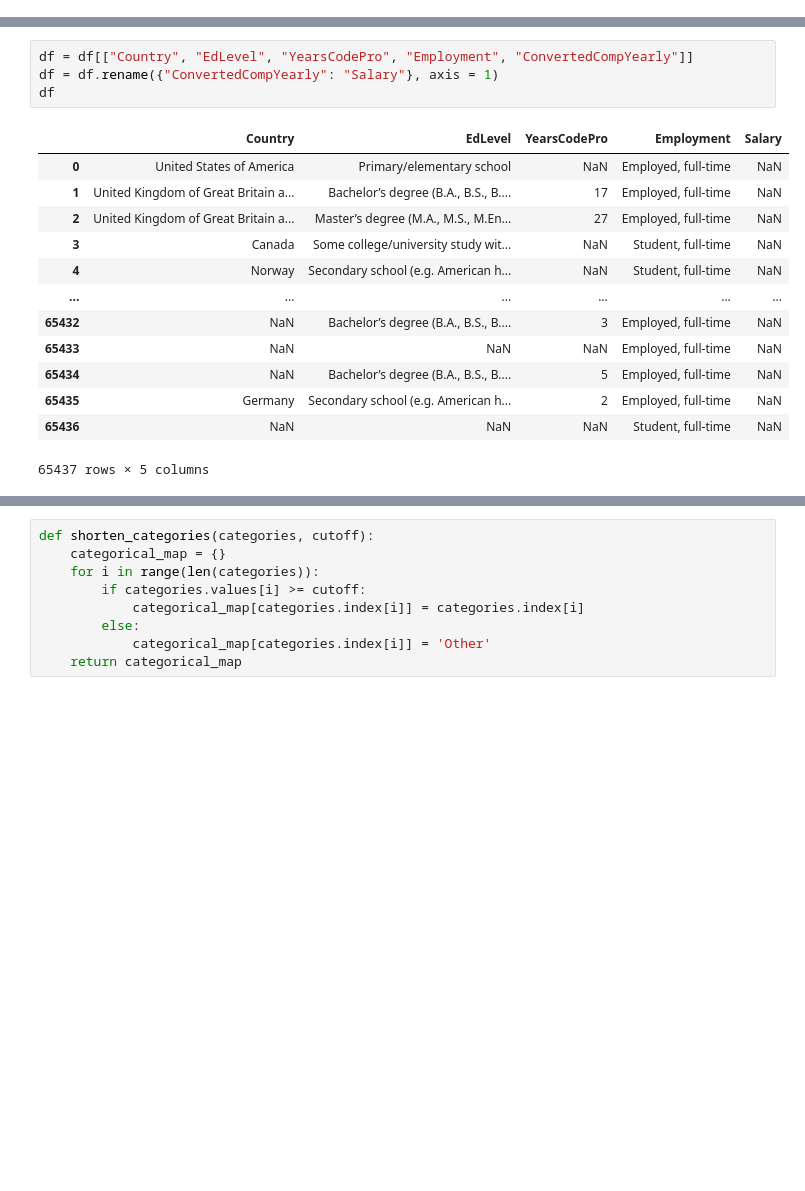
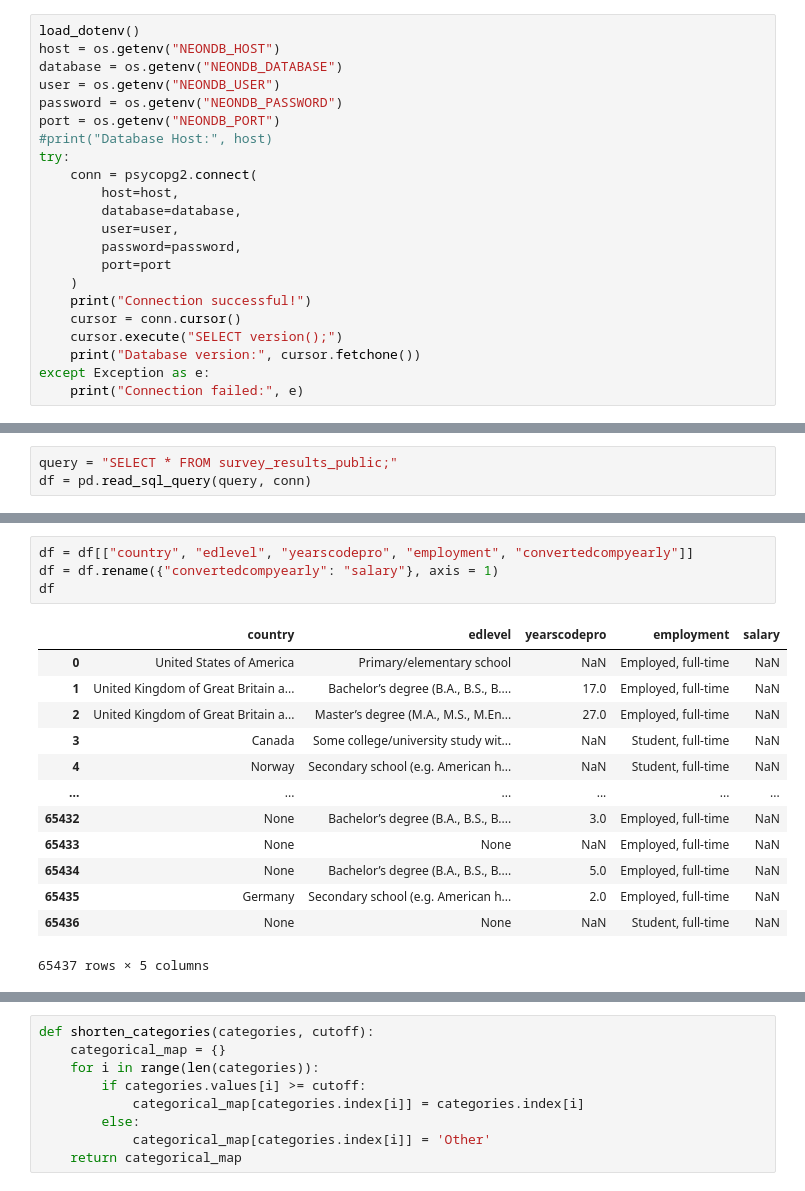
Before and after one commit to manaalmashpher/salaryPredictionProject, a Jupyter notebook: salarypred.ipynb, the cells around one changed output, grey strips where cells are left out. Drawn from its saved outputs; the diff is of its cells as text; blank space fills up the shorter version.

```diff
--- a/salarypred.ipynb
+++ b/salarypred.ipynb
@@ -28,0 +8,22 @@ df
+# %%
+load_dotenv()
+host = os.getenv("NEONDB_HOST")
+database = os.getenv("NEONDB_DATABASE")
+user = os.getenv("NEONDB_USER")
+password = os.getenv("NEONDB_PASSWORD")
+port = os.getenv("NEONDB_PORT")
+#print("Database Host:", host)
+try:
+    conn = psycopg2.connect(
+        host=host,
+        database=database,
+        user=user,
+        password=password,
+        port=port
+    )
+    print("Connection successful!")
+    cursor = conn.cursor()
+    cursor.execute("SELECT version();")
+    print("Database version:", cursor.fetchone())
+except Exception as e:
+    print("Connection failed:", e)
@@ -28,0 +33,3 @@ df
+# %%
+query = "SELECT * FROM survey_results_public;"
+df = pd.read_sql_query(query, conn)
@@ -29,19 +52,19 @@ df
 # %%
-df = df[["Country", "EdLevel", "YearsCodePro", "Employment", "ConvertedCompYearly"]]
-df = df.rename({"ConvertedCompYearly": "Salary"}, axis = 1)
+df = df[["country", "edlevel", "yearscodepro", "employment", "convertedcompyearly"]]
+df = df.rename({"convertedcompyearly": "salary"}, axis = 1)
 df
 # %% [output]
-|  | Country | EdLevel | YearsCodePro | Employment | Salary |
+|  | country | edlevel | yearscodepro | employment | salary |
 | 0 | United States of America | Primary/elementary school | NaN | Employed, full-time | NaN |
-| 1 | United Kingdom of Great Britain a... | Bachelor’s degree (B.A., B.S., B.... | 17 | Employed, full-time | NaN |
-| 2 | United Kingdom of Great Britain a... | Master’s degree (M.A., M.S., M.En... | 27 | Employed, full-time | NaN |
+| 1 | United Kingdom of Great Britain a... | Bachelor’s degree (B.A., B.S., B.... | 17.0 | Employed, full-time | NaN |
+| 2 | United Kingdom of Great Britain a... | Master’s degree (M.A., M.S., M.En... | 27.0 | Employed, full-time | NaN |
 | 3 | Canada | Some college/university study wit... | NaN | Student, full-time | NaN |
 | 4 | Norway | Secondary school (e.g. American h... | NaN | Student, full-time | NaN |
 | ... | ... | ... | ... | ... | ... |
-| 65432 | NaN | Bachelor’s degree (B.A., B.S., B.... | 3 | Employed, full-time | NaN |
-| 65433 | NaN | NaN | NaN | Employed, full-time | NaN |
-| 65434 | NaN | Bachelor’s degree (B.A., B.S., B.... | 5 | Employed, full-time | NaN |
-| 65435 | Germany | Secondary school (e.g. American h... | 2 | Employed, full-time | NaN |
-| 65436 | NaN | NaN | NaN | Student, full-time | NaN |
+| 65432 | None | Bachelor’s degree (B.A., B.S., B.... | 3.0 | Employed, full-time | NaN |
+| 65433 | None | None | NaN | Employed, full-time | NaN |
+| 65434 | None | Bachelor’s degree (B.A., B.S., B.... | 5.0 | Employed, full-time | NaN |
+| 65435 | Germany | Secondary school (e.g. American h... | 2.0 | Employed, full-time | NaN |
+| 65436 | None | None | NaN | Student, full-time | NaN |
 65437 rows × 5 columns
 # %%
```
Also changed, not shown: parts of 23 cells of this notebook, 4 other files.
